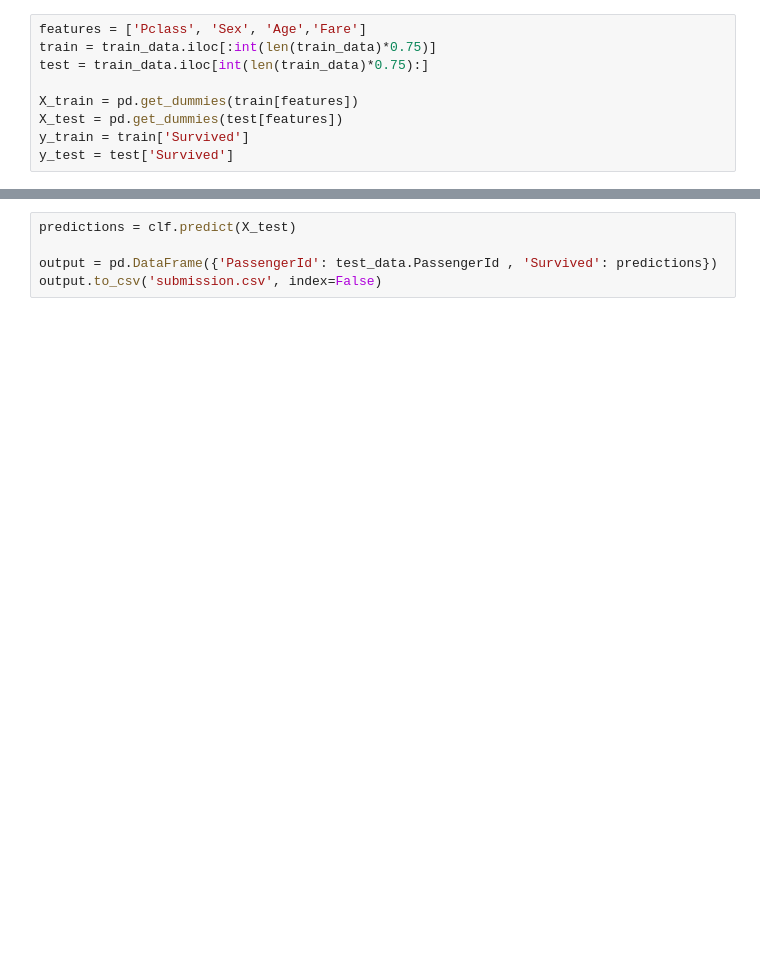
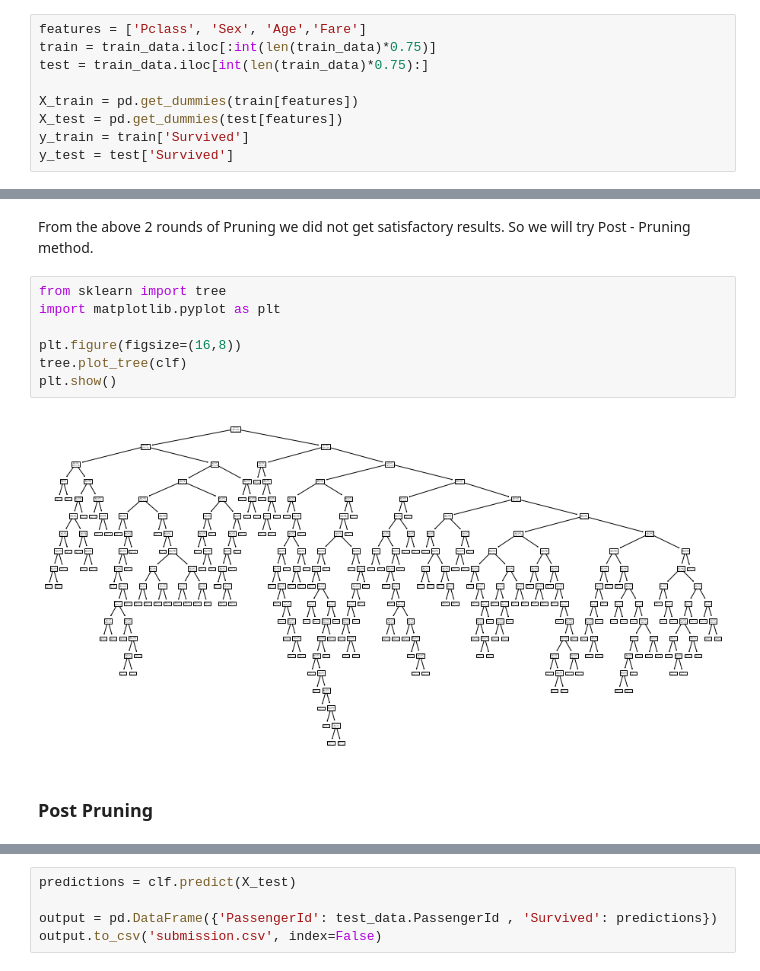
Before and after one commit to AnishJainChhabra/newrepo, a Jupyter notebook: titanic-code.ipynb, the cells around one changed output, grey strips where cells are left out. Drawn from its saved outputs; the diff is of its cells as text; blank space fills up the shorter version.

Commit message:
Kaggle Notebook | Titanic: Decision Tree | Version 12

```diff
--- a/titanic-code.ipynb
+++ b/titanic-code.ipynb
@@ -286,0 +361,13 @@ DecisionTreeClassifier(random_state=0)
+# %% [markdown]
+From the above 2 rounds of Pruning we did not get satisfactory results. So we will try Post - Pruning method.
+# %%
+from sklearn import tree
+import matplotlib.pyplot as plt
+
+plt.figure(figsize=(16,8))
+tree.plot_tree(clf)
+plt.show()
+# %% [output]
+[figure, added]
+# %% [markdown]
+### Post Pruning
```
Also changed, not shown: parts of 63 cells of this notebook.
